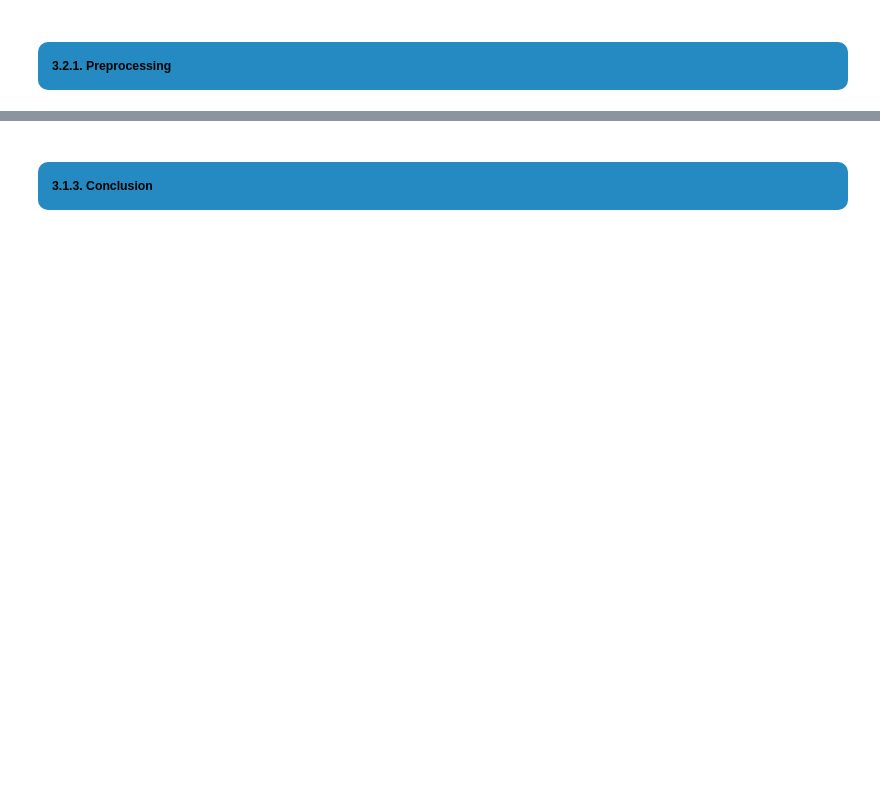
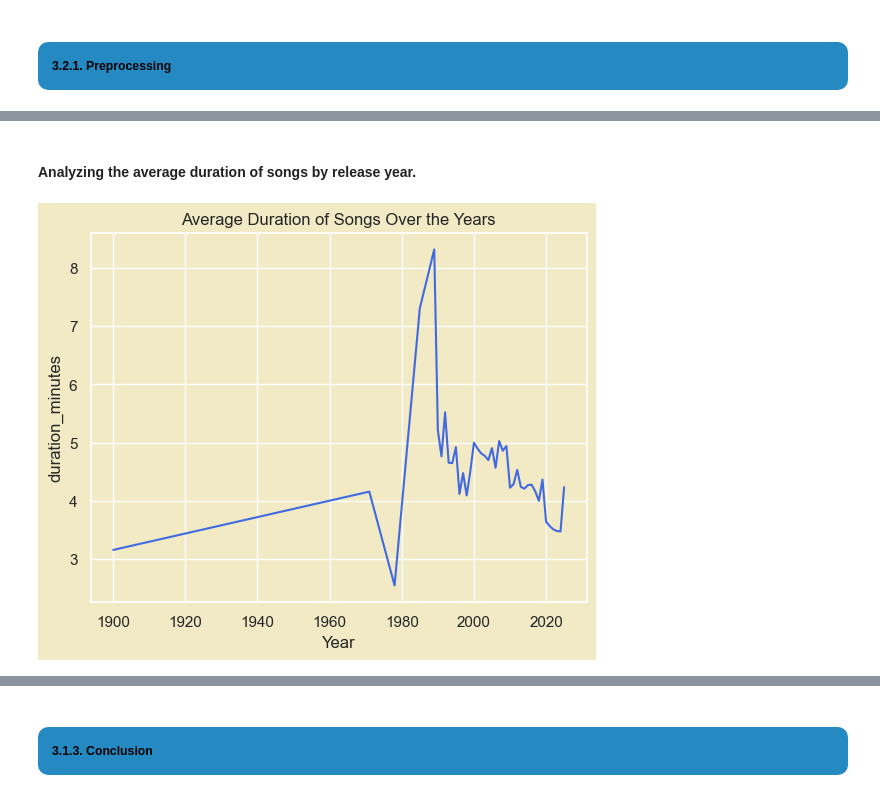
Before and after one commit to truongthuankiet1990gmailcom/Data-Visualization-HW1, a Jupyter notebook: notebook.ipynb, the cells around one changed output, grey strips where cells are left out. Drawn from its saved outputs; the diff is of its cells as text; code cells hidden in the pictures; blank space fills up the shorter version.

```diff
--- a/notebook.ipynb
+++ b/notebook.ipynb
@@ -2783,0 +2921,12 @@ plt.show()
+# %% [markdown]
+#### Analyzing the average duration of songs by release year.
+# %%
+avg_duration_by_year = song_copy.groupby('Year')['duration_ms'].mean().reset_index()
+# Modify the duration to be in minutes
+avg_duration_by_year['duration_minutes'] = avg_duration_by_year['duration_ms'] / 60000
+sns.lineplot(x='Year', y='duration_minutes', data=avg_duration_by_year, color='royalblue')
+plt.title("Average Duration of Songs Over the Years")
+plt.grid(True)
+plt.show()
+# %% [output]
+[figure, added]
```
Also changed, not shown: parts of 20 cells of this notebook.
